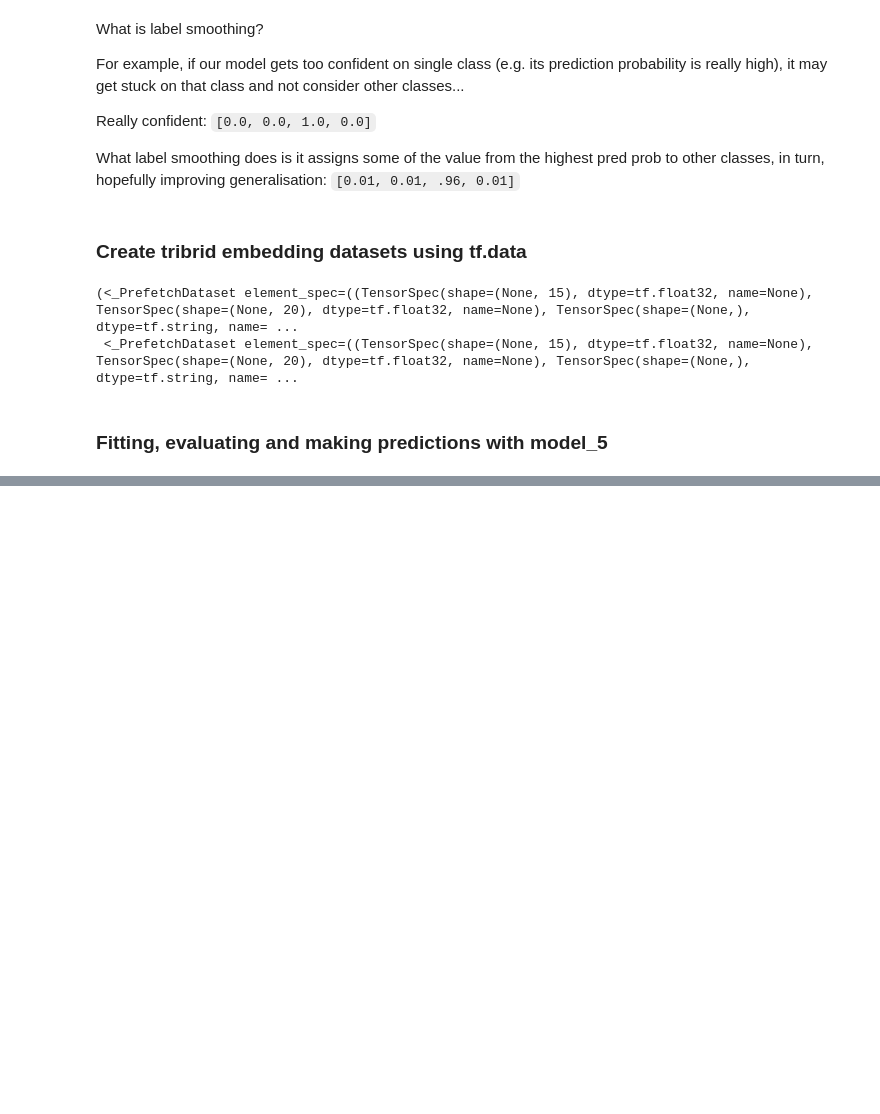
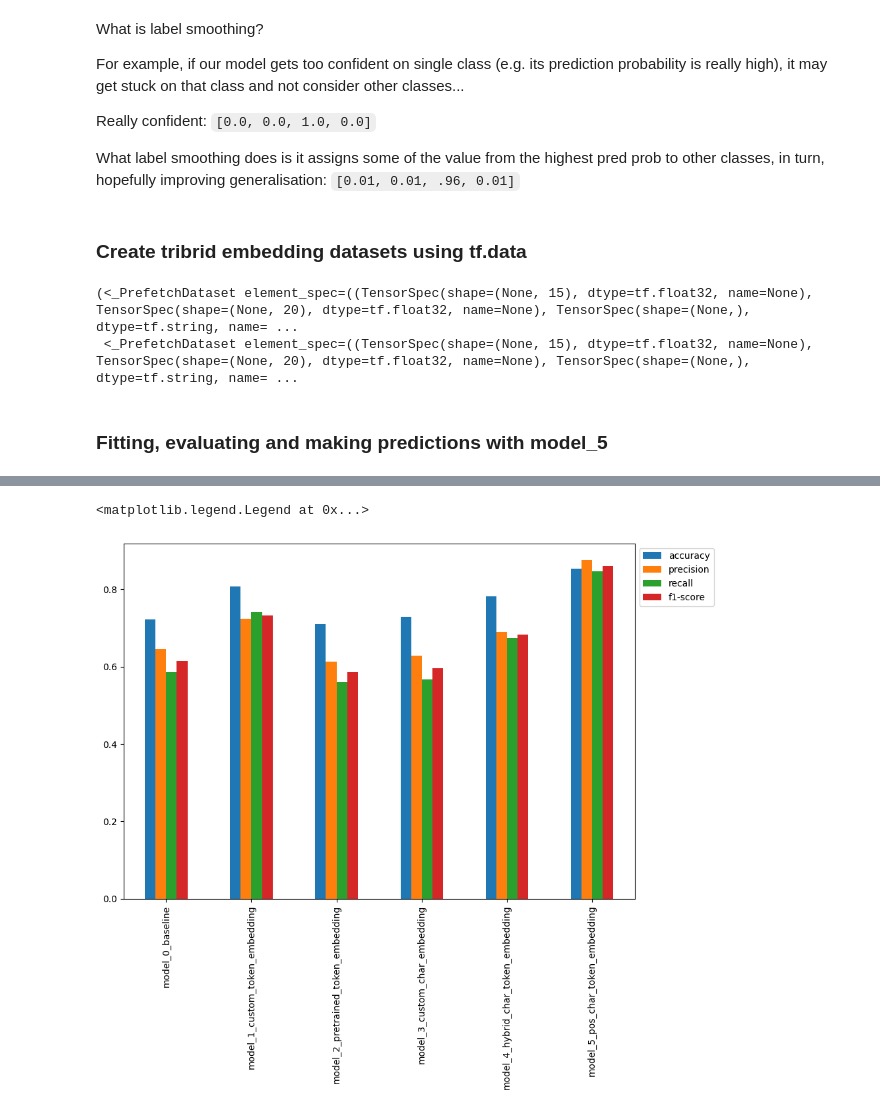
Before and after one commit to RishitSingh10/SkimLit, a Jupyter notebook: project_2_skimlit.ipynb, the cells around one changed output, grey strips where cells are left out. Drawn from its saved outputs; the diff is of its cells as text; code cells hidden in the pictures; blank space fills up the shorter version.

```diff
--- a/project_2_skimlit.ipynb
+++ b/project_2_skimlit.ipynb
@@ -1349,0 +1353,10 @@ Confusion matrix:  [[2870   59  266  223   31]
+# %%
+# Combine model results into a dataframe
+all_model_results = pd.DataFrame({"model_0_baseline": baseline_results,
+                                  "model_1_custom_token_embedding": model_1_results,
+                                  "model_2_pretrained_token_embedding": model_2_results,
+                                  "model_3_custom_char_embedding": model_3_results,
+                                  "model_4_hybrid_char_token_embedding": model_4_results,
+                                  "model_5_pos_char_token_embedding": model_5_results})
+all_model_results = all_model_results.transpose()
+all_model_results
@@ -1349,0 +1371,6 @@ Confusion matrix:  [[2870   59  266  223   31]
+# %%
+# Plot and compare all model results
+all_model_results.plot(kind = 'bar', figsize = (10,7)).legend(bbox_to_anchor = (1.0, 1.0))
+# %% [output]
+<matplotlib.legend.Legend at 0x...>
+[figure, added]
```
Also changed, not shown: parts of 60 cells of this notebook.
